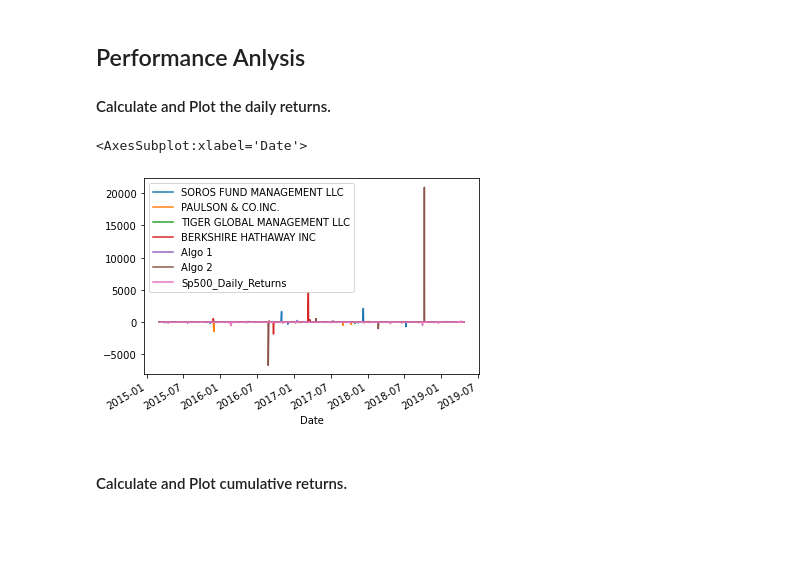
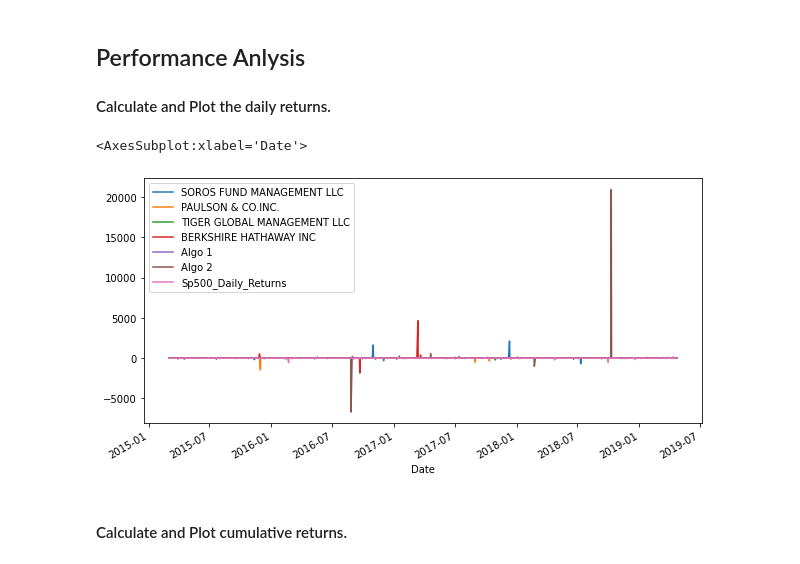
Before and after one commit to patricia-raj/whale-off-the-port-folio-, a Jupyter notebook: whale_analysis.ipynb, the cells around one changed output. Drawn from its saved outputs; the diff is of its cells as text; code cells hidden in the pictures; blank space fills up the shorter version.

```diff
--- a/whale_analysis.ipynb
+++ b/whale_analysis.ipynb
@@ -343,13 +343,13 @@ In this section, you will calculate and visualize performance and risk metrics f
 #### Calculate and Plot the daily returns.
 # %%
 # Plot daily returns of all portfolios
-daily_returns = combined_dataframe.pct_change()
+daily_returns = combined_dataframe.pct_change().dropna()
 daily_returns.head()
 
-daily_returns.plot()
+daily_returns.plot(figsize=(10, 5))
 # %% [output]
 <AxesSubplot:xlabel='Date'>
-[figure, old version]
+[figure, new version]
 # %% [markdown]
 #### Calculate and Plot cumulative returns.
 # %%
```
Also changed, not shown: parts of 4 cells of this notebook.
